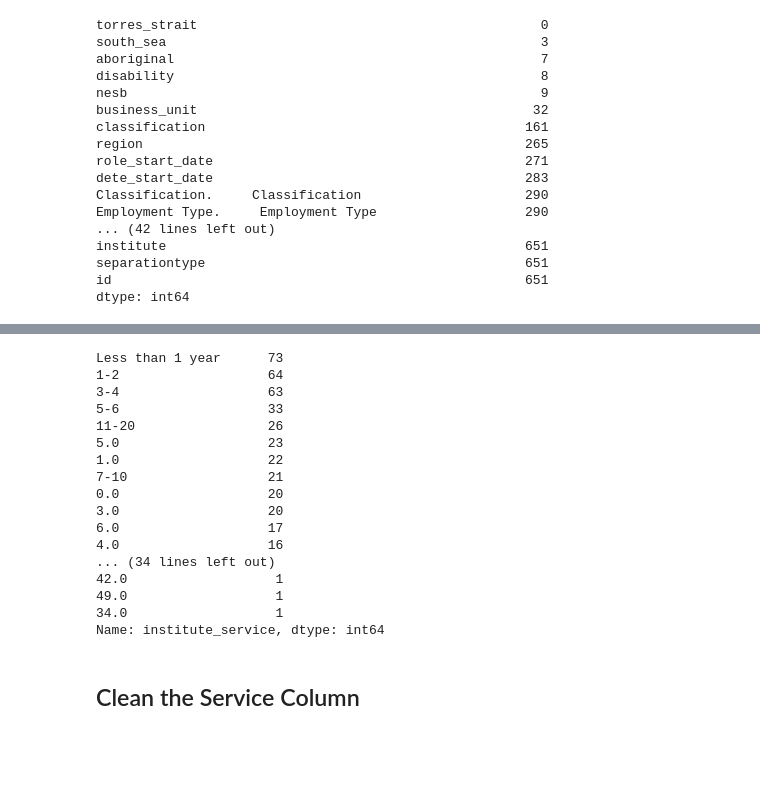
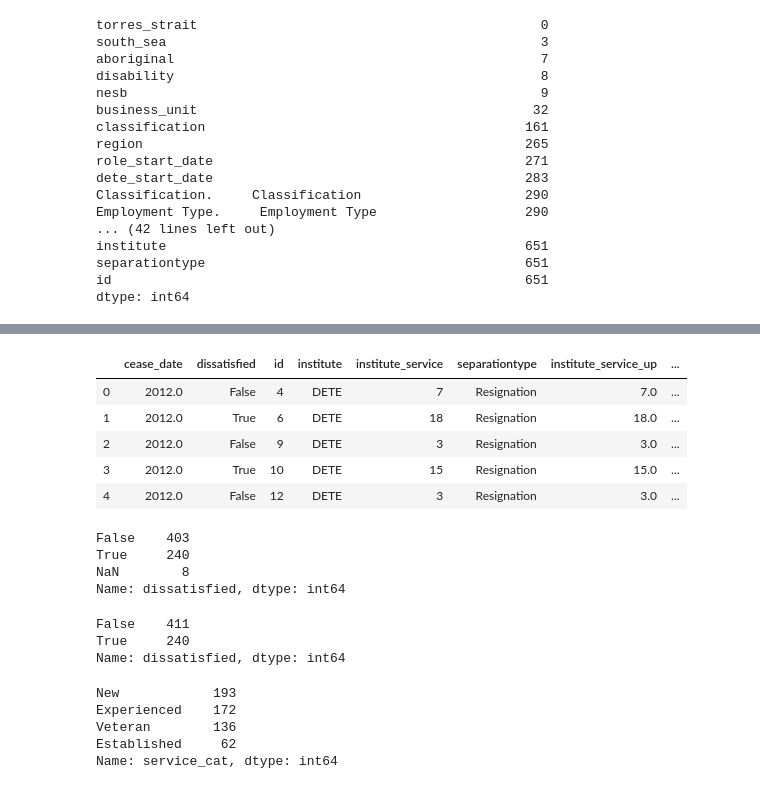
Before and after one commit to Clemo97/employee-exit-survey-analysis, a Jupyter notebook: employee-exit-survey-analysis.ipynb, the cells around one changed output, grey strips where cells are left out. Saved outputs shown, nothing was run; the diff lists cells and outputs as text; code cells hidden in the pictures; blank space fills up the shorter version.

```diff
--- a/employee-exit-survey-analysis.ipynb
+++ b/employee-exit-survey-analysis.ipynb
@@ -631,0 +740,17 @@ combined_updated = combined.dropna(thresh = 500, axis =1).copy()
+# %%
+combined_updated.head()
+# %% [output]
+|  | cease_date | dissatisfied | id | institute | institute_service | separationtype | institute_service_up | ... |
+| 0 | 2012.0 | False | 4 | DETE | 7 | Resignation | 7.0 | ... |
+| 1 | 2012.0 | True | 6 | DETE | 18 | Resignation | 18.0 | ... |
+| 2 | 2012.0 | False | 9 | DETE | 3 | Resignation | 3.0 | ... |
+| 3 | 2012.0 | True | 10 | DETE | 15 | Resignation | 15.0 | ... |
+| 4 | 2012.0 | False | 12 | DETE | 3 | Resignation | 3.0 | ... |
+# %%
+# Verify the unique values
+combined_updated['dissatisfied'].value_counts(dropna=False)
+# %% [output]
+False    403
+True     240
+NaN        8
+Name: dissatisfied, dtype: int64
@@ -632,22 +760,14 @@ combined_updated = combined.dropna(thresh = 500, axis =1).copy()
 # %%
-combined_updated['institute_service'].value_counts()
+combined_updated['dissatisfied'].value_counts()
 # %% [output]
-Less than 1 year      73
-1-2                   64
-3-4                   63
-5-6                   33
-11-20                 26
-5.0                   23
-1.0                   22
-7-10                  21
-0.0                   20
-3.0                   20
-6.0                   17
-4.0                   16
-... (34 lines left out)
-42.0                   1
-49.0                   1
-34.0                   1
-Name: institute_service, dtype: int64
+False    411
+True     240
+Name: dissatisfied, dtype: int64
-# %% [markdown]
-## Clean the Service Column
+# %%
+combined_updated['service_cat'].value_counts()
+# %% [output]
+New            193
+Experienced    172
+Veteran        136
+Established     62
+Name: service_cat, dtype: int64
```
Also changed, not shown: parts of 16 cells of this notebook, 1 other file.
